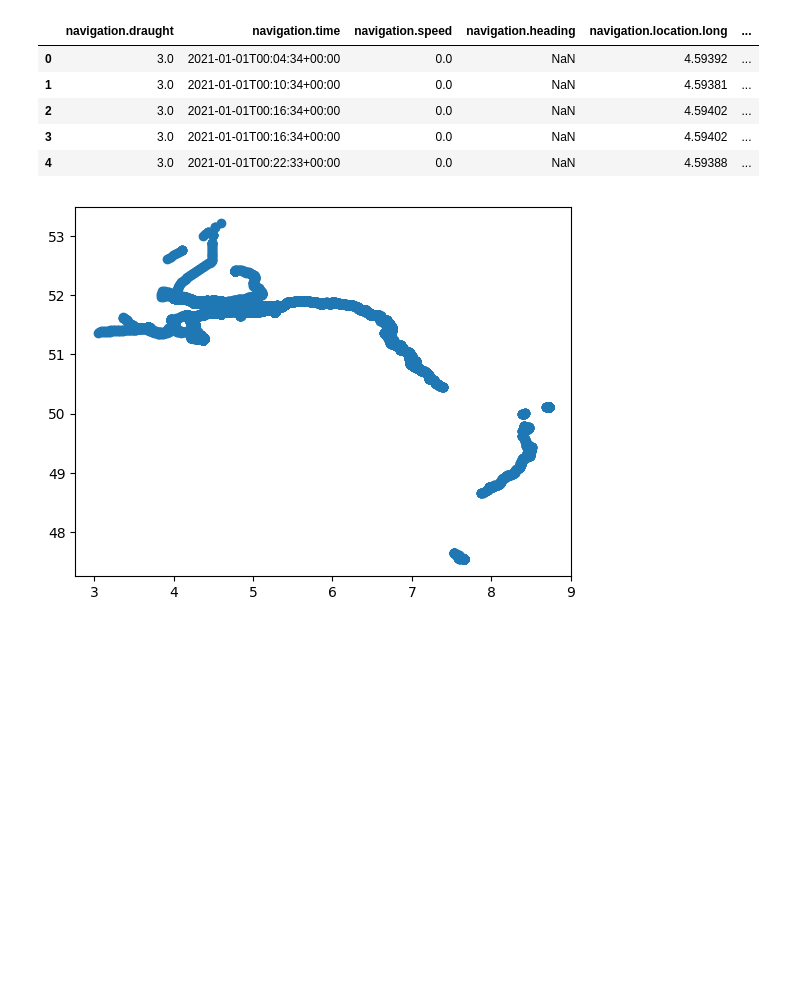
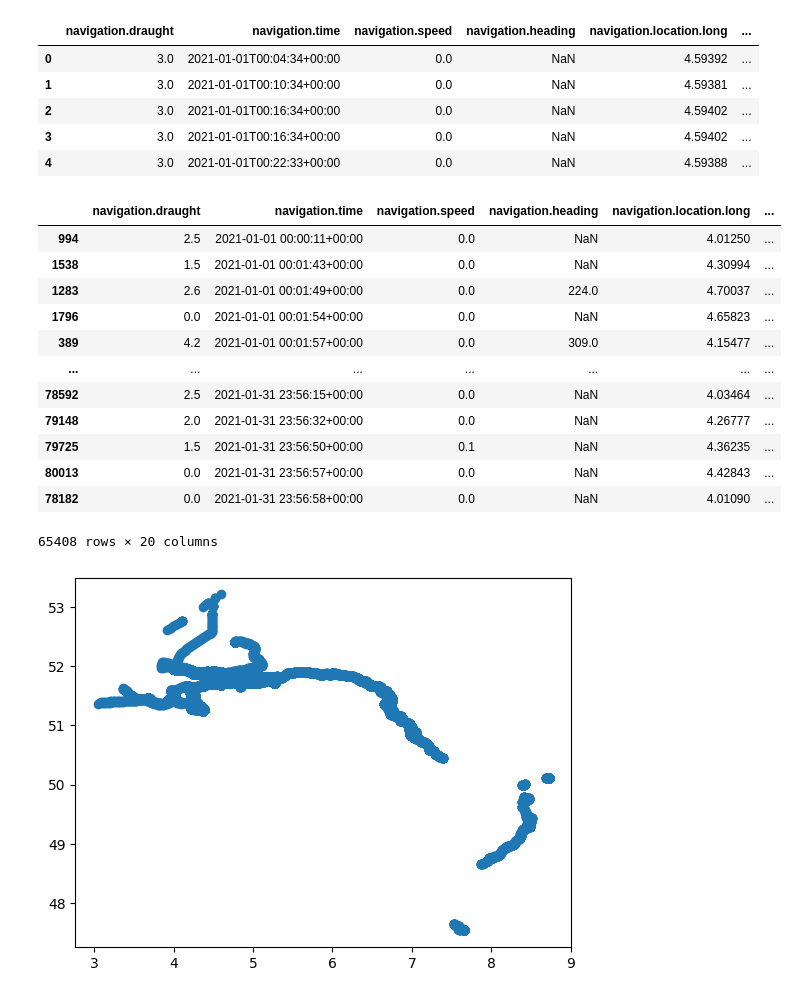
Before and after one commit to rlambregts/ME44312-AIS-Assignment, a Jupyter notebook: Data Processing.ipynb, the cells around one changed output. Saved outputs shown, nothing was run; the diff lists cells and outputs as text; code cells hidden in the pictures; blank space fills up the shorter version.

Commit message:
wat data processing gedaan

```diff
--- a/Data Processing.ipynb
+++ b/Data Processing.ipynb
@@ -35,6 +35,48 @@ data_normalized.head()
 | 2 | 3.0 | 2021-01-01T00:16:34+00:00 | 0.0 | NaN | 4.59402 | ... |
 | 3 | 3.0 | 2021-01-01T00:16:34+00:00 | 0.0 | NaN | 4.59402 | ... |
 | 4 | 3.0 | 2021-01-01T00:22:33+00:00 | 0.0 | NaN | 4.59388 | ... |
+# %%
+# data_normalized['vessel.type'].unique()
+# data_normalized['vessel.name'].unique()
+# data_normalized['navigation.status'].unique()
+# data_normalized['navigation.destination.name'].unique()
+
+# filter de dubbele waardes van navigation.time eruit bij dezelfde vessel.imo
+
+data_normalized['navigation.time'] = pd.to_datetime(data_normalized['navigation.time'])
+data_normalized = data_normalized.sort_values(by=['navigation.time'])
+data_normalized = data_normalized.drop_duplicates(subset=['vessel.imo', 'navigation.time'], keep='last')
+
+# filter op de coordinaten van de haven in rotterdam
+# gooi waardes groter of kleiner dan de grens voor navigation.location.long en navigation.location.lat eruit
+
+# Define boundaries of the Rotterdam port area
+min_longitude = 3.9
+max_longitude = 1
+min_latitude = 1
+max_latitude = 1
+
+# Filter out data points outside the port area boundaries
+data_normalized = data_normalized[(data_normalized['navigation.location.long'] >= min_longitude) &
+                                  (data_normalized['navigation.location.long'] <= max_longitude) &
+                                  (data_normalized['navigation.location.lat'] >= min_latitude) &
+                                  (data_normalized['navigation.location.lat'] <= max_latitude)]
+
+data_normalized
+# %% [output]
+|  | navigation.draught | navigation.time | navigation.speed | navigation.heading | navigation.location.long | ... |
+| 994 | 2.5 | 2021-01-01 00:00:11+00:00 | 0.0 | NaN | 4.01250 | ... |
+| 1538 | 1.5 | 2021-01-01 00:01:43+00:00 | 0.0 | NaN | 4.30994 | ... |
+| 1283 | 2.6 | 2021-01-01 00:01:49+00:00 | 0.0 | 224.0 | 4.70037 | ... |
+| 1796 | 0.0 | 2021-01-01 00:01:54+00:00 | 0.0 | NaN | 4.65823 | ... |
+| 389 | 4.2 | 2021-01-01 00:01:57+00:00 | 0.0 | 309.0 | 4.15477 | ... |
+| ... | ... | ... | ... | ... | ... | ... |
+| 78592 | 2.5 | 2021-01-31 23:56:15+00:00 | 0.0 | NaN | 4.03464 | ... |
+| 79148 | 2.0 | 2021-01-31 23:56:32+00:00 | 0.0 | NaN | 4.26777 | ... |
+| 79725 | 1.5 | 2021-01-31 23:56:50+00:00 | 0.1 | NaN | 4.36235 | ... |
+| 80013 | 0.0 | 2021-01-31 23:56:57+00:00 | 0.0 | NaN | 4.42843 | ... |
+| 78182 | 0.0 | 2021-01-31 23:56:58+00:00 | 0.0 | NaN | 4.01090 | ... |
+65408 rows × 20 columns
 # %%
 locations = plt.scatter(data_normalized['navigation.location.long'], data_normalized['navigation.location.lat'])
 # %% [output]
```
Also changed, not shown: parts of 1 cell of this notebook, 4 other files.
